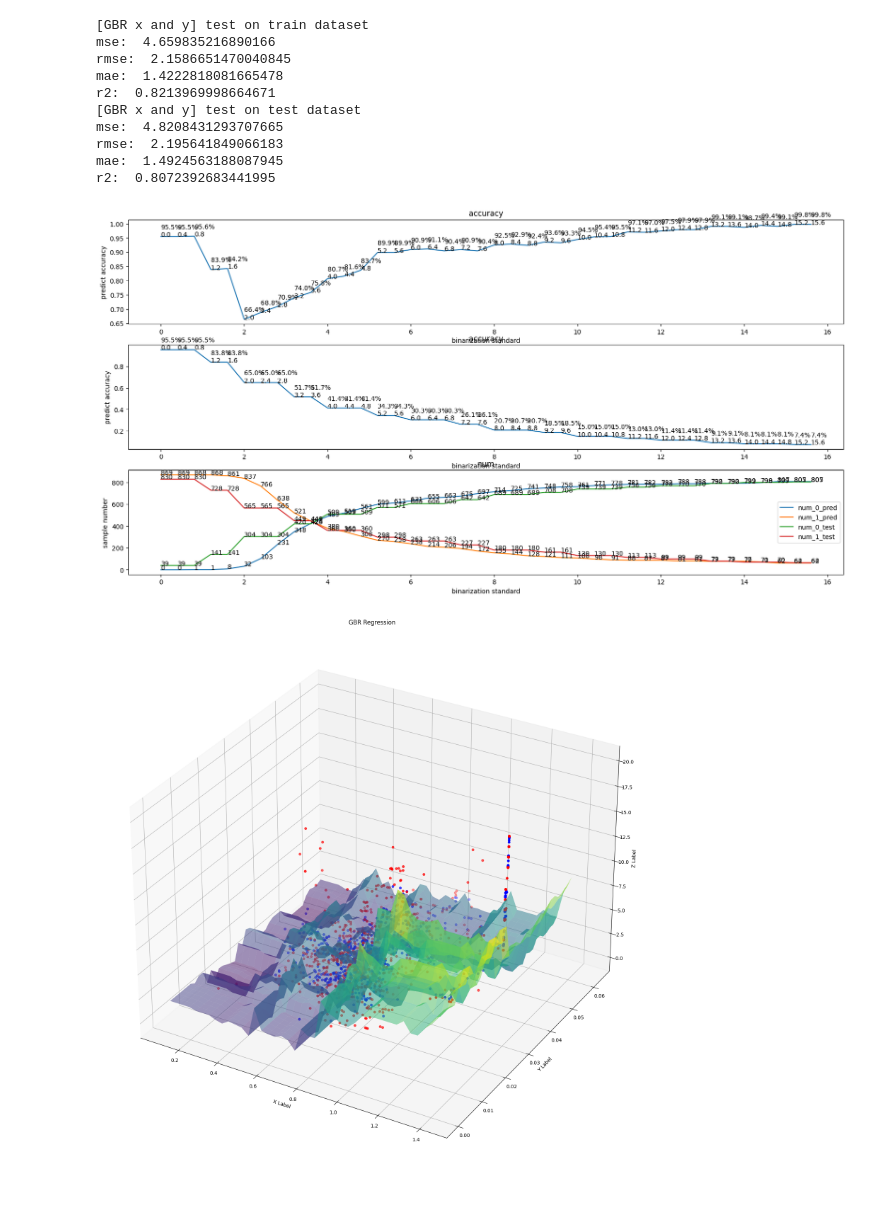
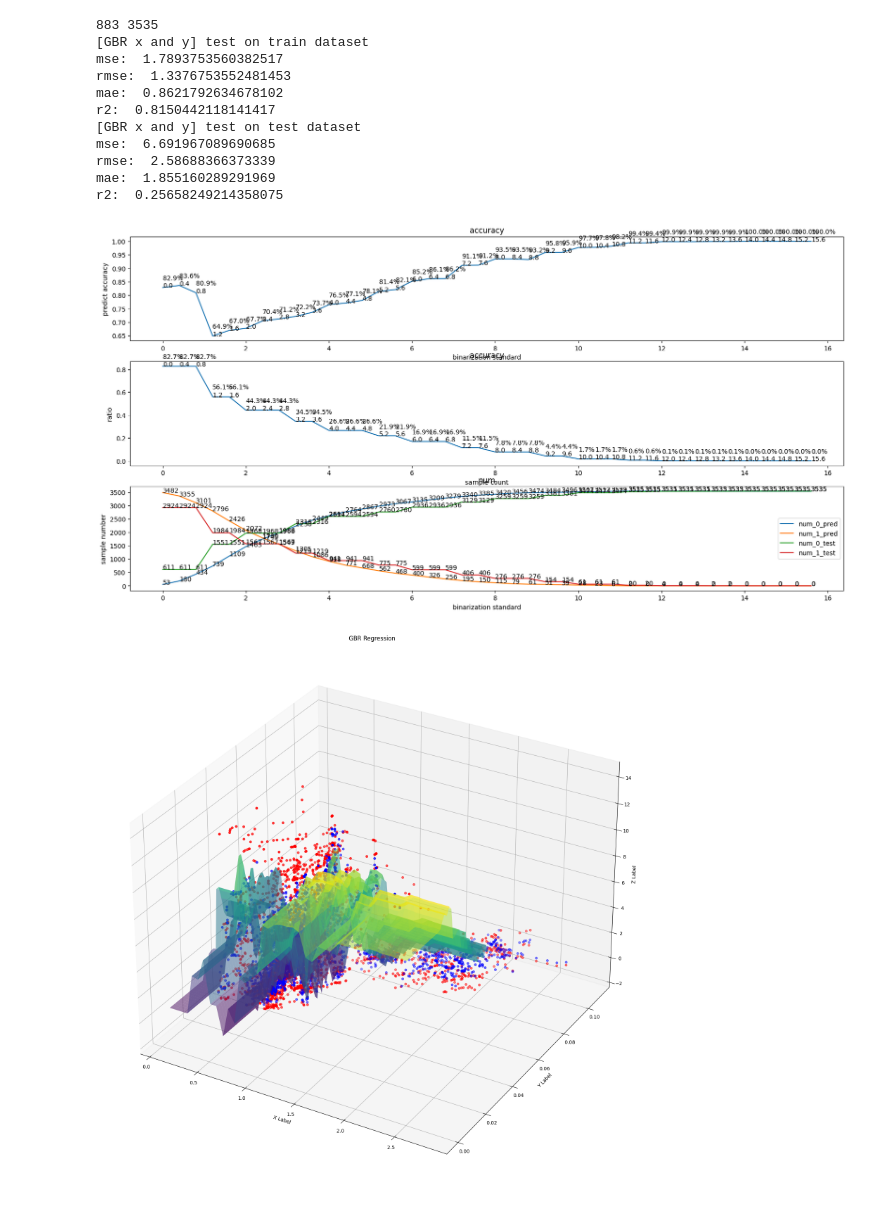
Before and after one commit to Kazawaryu/CARLA_ADA, a Jupyter notebook: ada_exp/parameters/s1/radius.ipynb, the cells around one changed output. Saved outputs shown, nothing was run; the diff lists cells and outputs as text; code cells hidden in the pictures.

```diff
--- a/ada_exp/parameters/s1/radius.ipynb
+++ b/ada_exp/parameters/s1/radius.ipynb
@@ -9,16 +9,16 @@ from sklearn.metrics import mean_squared_error, mean_absolute_error, r2_score
 
 set_label = ['50-25','75-37','100-50','125-67','150-75']
 set_A_05 = ['1226_1700', '1226_1713', '1226_1727', '1226_1741', '1226_1756']
-set_B_01 = ['1223_1749', '1223_1805', '1223_1819', '1223_1836', '1223_1915']
-set_D_06 = ['1225_1955', '1225_2009', '1225_2024', '1225_2040', 'None']
+set_B_02 = ['0104_2223', '0104_2309', '0104_2328', '0104_2343', '0105_0013']
+set_D_06 = ['0104_1949', '0104_2002', '0104_2016', '0104_2032', '0104_2056']
 
-s1s2_path = './s1s2_score.csv'
+s1s2_path = './s1s2_score_D60.csv'
 # %%
 df = pd.read_csv(s1s2_path)
 X = np.array([df['scan_enp'], df['bev_enp']]).T
 y = np.array(df['s1_gt'])
 
-X_train, X_test, y_train, y_test = train_test_split(X, y, test_size=0.2, random_state=42)
+X_train, X_test, y_train, y_test = train_test_split(X, y, test_size=0.8, random_state=42)
 
 def evaluate_regression(y_test, y_pred):
     mse = mean_squared_error(y_test, y_pred)
@@ -96,8 +96,8 @@ def z_standrand_scaler( y_pred, y_test):
     plt.subplot(3,1,2)
     plt.plot(per, ratios)
     plt.title('accuracy')
-    plt.xlabel('binarization standard')
-    plt.ylabel('predict accuracy')
+    plt.xlabel('sample count')
+    plt.ylabel('ratio')
     for i in range(len(per)):
         plt.text(per[i], ratios[i], str(round(ratios[i]*100, 1))+'%\n'+str(round(i*0.4,1)))
 
@@ -140,10 +140,10 @@ def test_on_local(filp,use,X_train, X_test, y_train, y_test):
         X_train = np.concatenate((X_train, X_train[index]), axis=0)
         y_train = np.concatenate((y_train, y_train[index]), axis=0)
 
-        X_train, X_test, y_train, y_test = train_test_split(X_train, y_train, test_size=0.2)
+        X_train, X_test, y_train, y_test = train_test_split(X_train, y_train, test_size=0.8)
 
 
-    gbr = GradientBoostingRegressor(loss='huber',learning_rate=0.2)
+    gbr = GradientBoostingRegressor(loss='huber',learning_rate=0.2,n_estimators=100, min_samples_leaf=10, max_depth=10, max_features=15, random_state=42)
     gbr.fit(X_train,y_train)
     y_pred = gbr.predict(X_train)
     gbr_mse, gbr_rmse, gbr_mae, gbr_r2 = evaluate_regression(y_train, y_pred)
@@ -160,42 +160,44 @@ def test_on_local(filp,use,X_train, X_test, y_train, y_test):
     print('rmse: ', gbr_rmse)
     print('mae: ', gbr_mae)
     print('r2: ', gbr_r2)
 
     z_standrand_scaler(y_pred, y_test)
 
     # vis the test data and curve in 3D
 
     #生成网格点
-    X, Y = np.meshgrid(np.linspace(0.1, 1.4, 40), np.linspace(0, 0.06, 40))
+    X, Y = np.meshgrid(np.linspace(0.1, 2.5, 40), np.linspace(0, 0.06, 40))
     # X, Y = np.meshgrid(np.linspace(-1.1, 1.1, 30), np.linspace(-4.0, -1.9, 30))
     Z = gbr.predict(np.column_stack((X.ravel(), Y.ravel())))
     Z = Z.reshape(X.shape)
     # Z[Z <= 0] = np.nan
-    fig = plt.figure(figsize=(20,20))
+    fig = plt.figure(figsize=(20,24))
     ax = fig.add_subplot(111, projection='3d')
 
     # ax.scatter(X_train[:,0], X_train[:,1], y_train, c='r', marker='o')
     ax.scatter(X_test[:,0], X_test[:,1], y_test, c='r', marker='o')
     ax.scatter(X_test[:,0], X_test[:,1], y_pred, c='b', marker='o')
 
     ax.set_xlabel('X Label')
     ax.set_ylabel('Y Label')
     ax.set_zlabel('Z Label')
     ax.set_title('GBR Regression')
     ax.plot_surface(X, Y, Z, cmap=cm.viridis, alpha=0.5)
     plt.show()
 
+print(len(X_train), len(X_test))
 test_on_local(10,False,X_train, X_test, y_train, y_test)
 # %% [output]
+883 3535
 [GBR x and y] test on train dataset
-mse:  4.659835216890166
-rmse:  2.1586651470040845
-mae:  1.4222818081665478
-r2:  0.8213969998664671
+mse:  1.7893753560382517
+rmse:  1.3376753552481453
+mae:  0.8621792634678102
+r2:  0.8150442118141417
 [GBR x and y] test on test dataset
-mse:  4.8208431293707665
-rmse:  2.195641849066183
-mae:  1.4924563188087945
-r2:  0.8072392683441995
+mse:  6.691967089690685
+rmse:  2.58688366373339
+mae:  1.855160289291969
+r2:  0.25658249214358075
-[figure, old version]
+[figure, new version]
-[figure, old version]
+[figure, new version]
```
Also changed, not shown: parts of 1 cell of this notebook, 34 other files.
